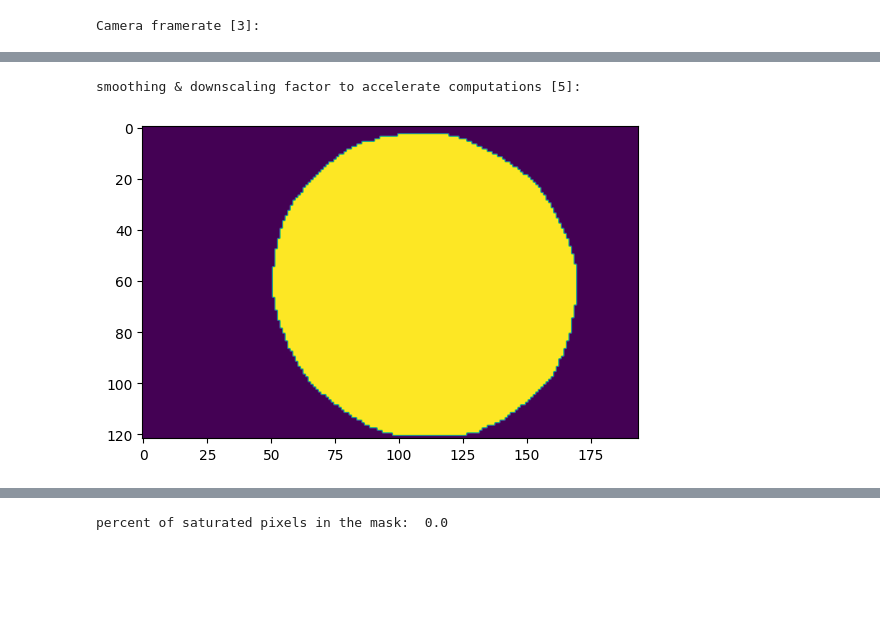
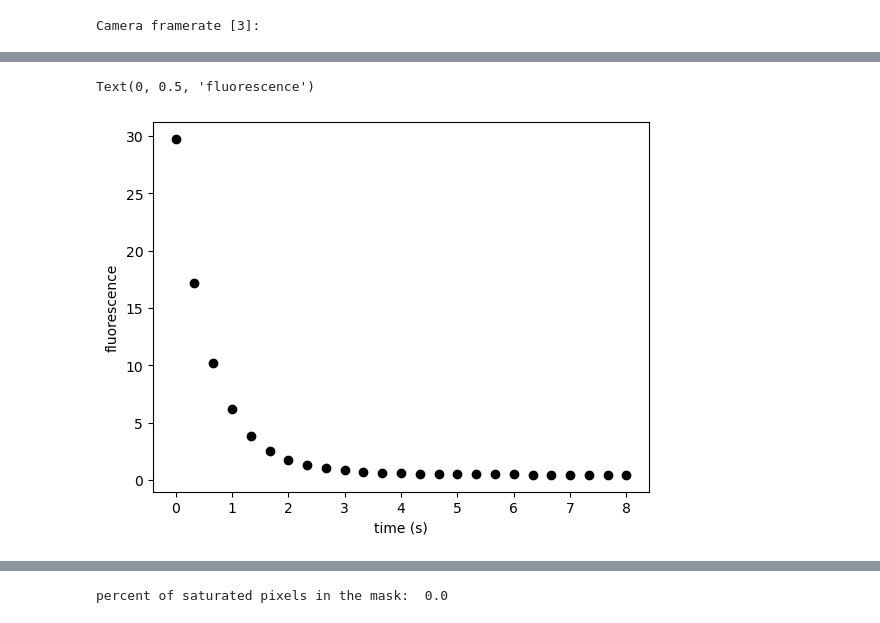
Before and after one commit to DreamRepo/light_calibration, a Jupyter notebook: notebooks/Dronpa2_video.ipynb, the cells around one changed output, grey strips where cells are left out. Cells and saved outputs as stored; diff of their text form; code cells hidden in the pictures; blank space fills up the shorter version.

Commit message:
change mask order

```diff
--- a/notebooks/Dronpa2_video.ipynb
+++ b/notebooks/Dronpa2_video.ipynb
@@ -65,0 +64,11 @@ First useful frame [0]:
+# %%
+D = click.prompt("smoothing & downscaling factor to accelerate computations", type=int, default=5)
+D_image = downscale_local_mean(frame_ref, (D,D))
+
+#downscaling
+video_downscaled = []
+for i in range(0, video.shape[0]):
+    video_downscaled.append(downscale_local_mean(video[i], (D, D)))
+video_downscaled = np.array(video_downscaled)
+init_shape = np.copy(video_downscaled.shape)
+L, H = init_shape[1:]
@@ -77,4 +88,11 @@ skimage.filters.thresholding.threshold_yen
 # %%
 threshold_method = threshold_convert(click.prompt("copy the name of the thresholding method that suits you. If none suits, enter None", type = str, default="skimage.filters.thresholding.threshold_minimum"))
+
+video = np.array(video)
+timing = np.linspace(0, len(video)-1, len(video))/framerate #generate time array from framerate
+threshold = threshold_method(D_image)
+
+mask = D_image>threshold
+plt.imshow(mask)
 # %% [output]
 copy the name of the thresholding method that suits you. If none suits, enter None [skimage.filters.thresholding.threshold_minimum]:
@@ -81,28 +101,12 @@ copy the name of the thresholding method that suits you. If none suits, enter No
 # %%
-D = click.prompt("smoothing & downscaling factor to accelerate computations", type=int, default=5)
-
-video = np.array(video)
-timing = np.linspace(0, len(video)-1, len(video))/framerate #generate time array from framerate
-mask = downscale_local_mean(video[ref], (D,D))
-threshold = threshold_method(mask)
-
-mask = mask>threshold
-plt.imshow(mask)
-
-
-
-
-#downscaling
-video_downscaled = []
-for i in range(ref, video.shape[0]):
-    video_downscaled.append(downscale_local_mean(video[i], (D, D)))
-video_downscaled = np.array(video_downscaled)
-init_shape = np.copy(video_downscaled.shape)
-L, H = init_shape[1:]
 video_2D = np.copy(video_downscaled)
 video_downscaled = video_downscaled.reshape(video_downscaled.shape[0], -1)
 
 to_evaluate = video_downscaled[:,mask.flatten()]
+
+plt.plot(timing, np.mean(to_evaluate, axis = 1), 'ok')
+plt.xlabel('time (s)')
+plt.ylabel('fluorescence')
 # %% [output]
-smoothing & downscaling factor to accelerate computations [5]:
+Text(0, 0.5, 'fluorescence')
-[figure, old version]
+[figure, new version]
```
Also changed, not shown: parts of 11 cells of this notebook, 2 other files.
